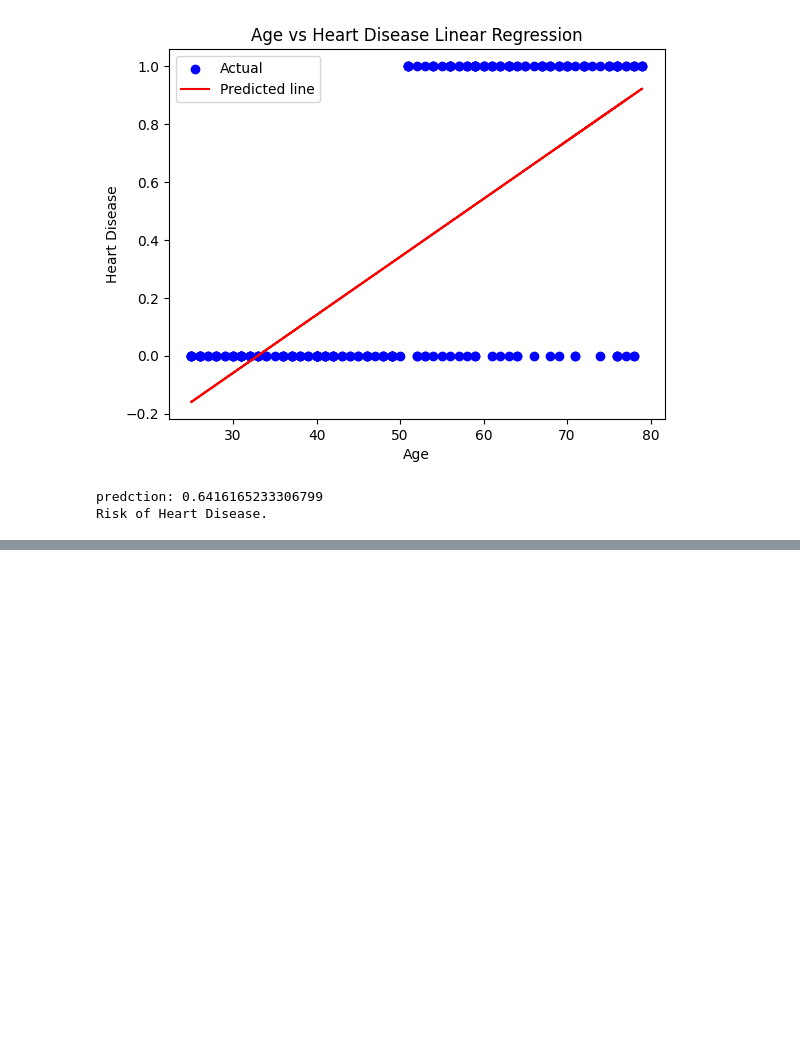
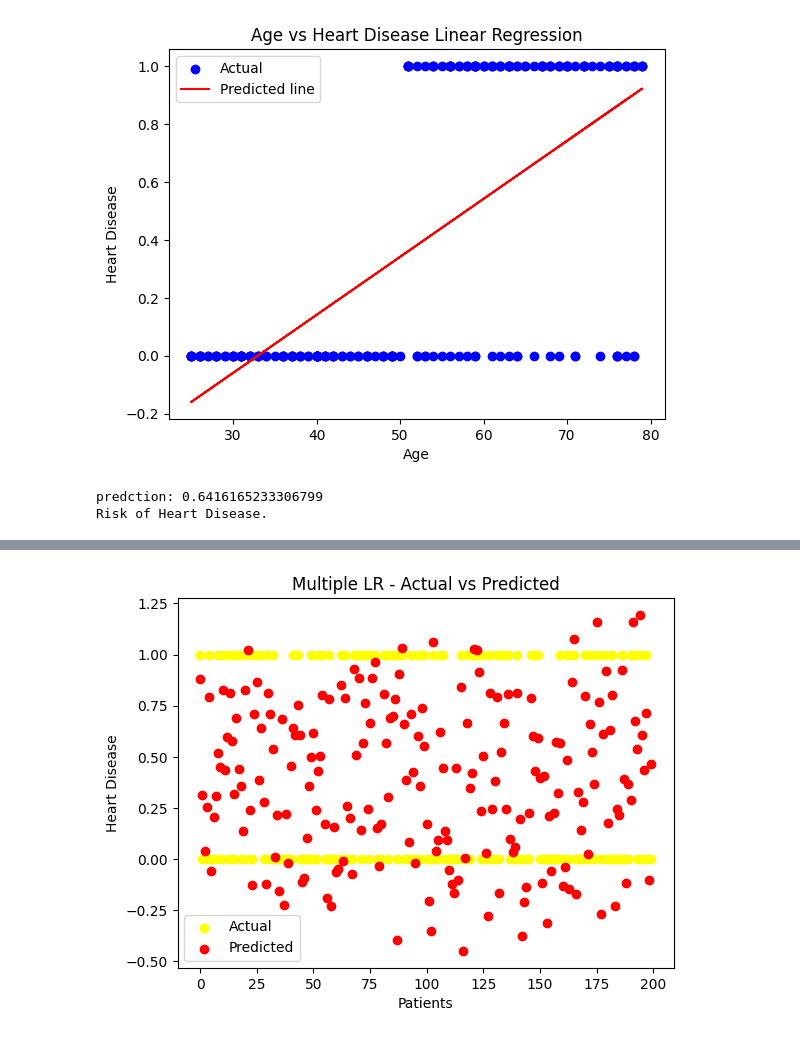
Before and after one commit to MonamAbbasi/Heart-Disease-Prediction-Project, a Jupyter notebook: heart_disease_project/heart_disease.ipynb, the cells around one changed output, grey strips where cells are left out. Cells and saved outputs as stored; diff of their text form; code cells hidden in the pictures; blank space fills up the shorter version.

```diff
--- a/heart_disease_project/heart_disease.ipynb
+++ b/heart_disease_project/heart_disease.ipynb
@@ -232,0 +298,11 @@ Risk of Heart Disease.
+# %%
+plt.Figure(figsize=(8,5))
+plt.scatter(range(len(y_test_m)),y_test_m,color='yellow',label='Actual')
+plt.scatter(range(len(y_test_m)),y_pred_multi,color='red',label='Predicted')
+plt.title('Multiple LR - Actual vs Predicted')
+plt.xlabel('Patients')
+plt.ylabel('Heart Disease')
+plt.legend()
+plt.show()
+# %% [output]
+[figure, added]
```
Also changed, not shown: parts of 6 cells of this notebook.
